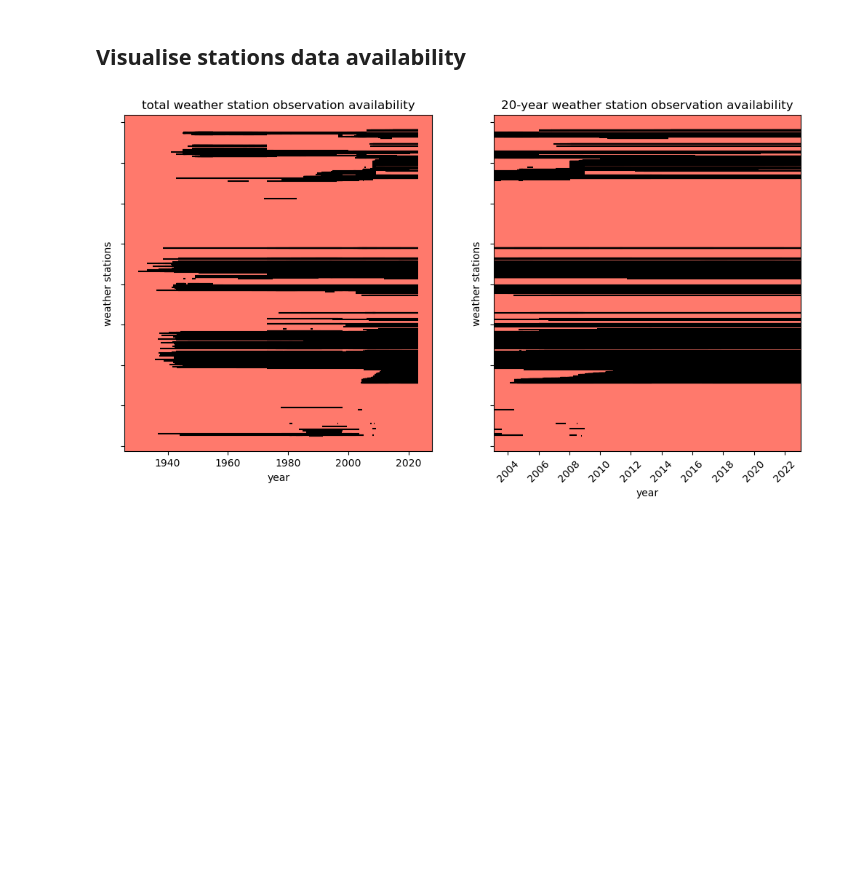
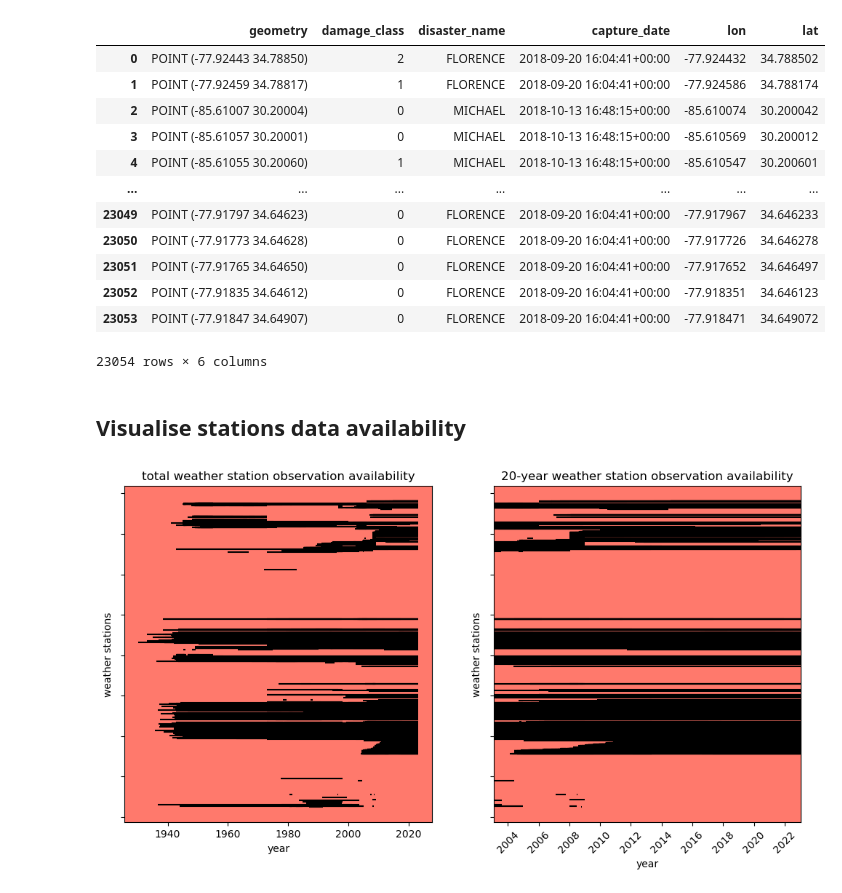
Before and after one commit to ai4er-cdt/hurricane-harm-herald, a Jupyter notebook: notebooks/visualise_weather.ipynb, the cells around one changed output. Saved outputs shown, nothing was run; the diff lists cells and outputs as text; code cells hidden in the pictures; blank space fills up the shorter version.

```diff
--- a/notebooks/visualise_weather.ipynb
+++ b/notebooks/visualise_weather.ipynb
@@ -20,5 +20,21 @@ import gtc_functions
 # %%
 # TODO: better common path solution. Lisanne's use of Owen's functions? Cambridge-hosted data server?
 google_drive_personal_key = '/Users/orlandotimmerman/Library/CloudStorage/GoogleDrive-rt582@cam.ac.uk/.shortcut-targets-by-id/132Xl9yWOGKPM7ybLH0oa9c3dJGYrXkjC/'
+# %%
+pd.read_pickle('/Users/orlandotimmerman/Library/CloudStorage/GoogleDrive-rt582@cam.ac.uk/.shortcut-targets-by-id/132Xl9yWOGKPM7ybLH0oa9c3dJGYrXkjC/datasets/xBD_data/xbd_points_posthurr_reformatted.pkl')
+# %% [output]
+|  | geometry | damage_class | disaster_name | capture_date | lon | lat |
+| 0 | POINT (-77.92443 34.78850) | 2 | FLORENCE | 2018-09-20 16:04:41+00:00 | -77.924432 | 34.788502 |
+| 1 | POINT (-77.92459 34.78817) | 1 | FLORENCE | 2018-09-20 16:04:41+00:00 | -77.924586 | 34.788174 |
+| 2 | POINT (-85.61007 30.20004) | 0 | MICHAEL | 2018-10-13 16:48:15+00:00 | -85.610074 | 30.200042 |
+| 3 | POINT (-85.61057 30.20001) | 0 | MICHAEL | 2018-10-13 16:48:15+00:00 | -85.610569 | 30.200012 |
+| 4 | POINT (-85.61055 30.20060) | 1 | MICHAEL | 2018-10-13 16:48:15+00:00 | -85.610547 | 30.200601 |
+| ... | ... | ... | ... | ... | ... | ... |
+| 23049 | POINT (-77.91797 34.64623) | 0 | FLORENCE | 2018-09-20 16:04:41+00:00 | -77.917967 | 34.646233 |
+| 23050 | POINT (-77.91773 34.64628) | 0 | FLORENCE | 2018-09-20 16:04:41+00:00 | -77.917726 | 34.646278 |
+| 23051 | POINT (-77.91765 34.64650) | 0 | FLORENCE | 2018-09-20 16:04:41+00:00 | -77.917652 | 34.646497 |
+| 23052 | POINT (-77.91835 34.64612) | 0 | FLORENCE | 2018-09-20 16:04:41+00:00 | -77.918351 | 34.646123 |
+| 23053 | POINT (-77.91847 34.64907) | 0 | FLORENCE | 2018-09-20 16:04:41+00:00 | -77.918471 | 34.649072 |
+23054 rows × 6 columns
 # %%
 ### LOAD IN RELEVANT DFS
```
Also changed, not shown: parts of 8 cells of this notebook.
